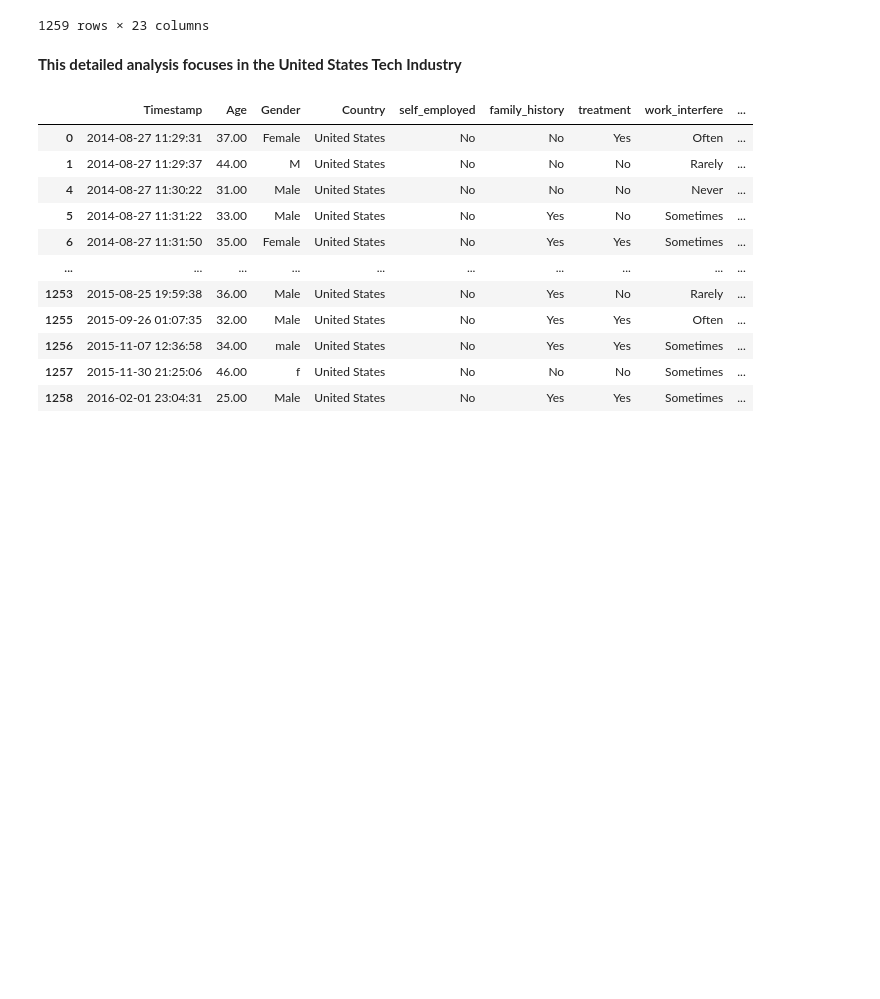
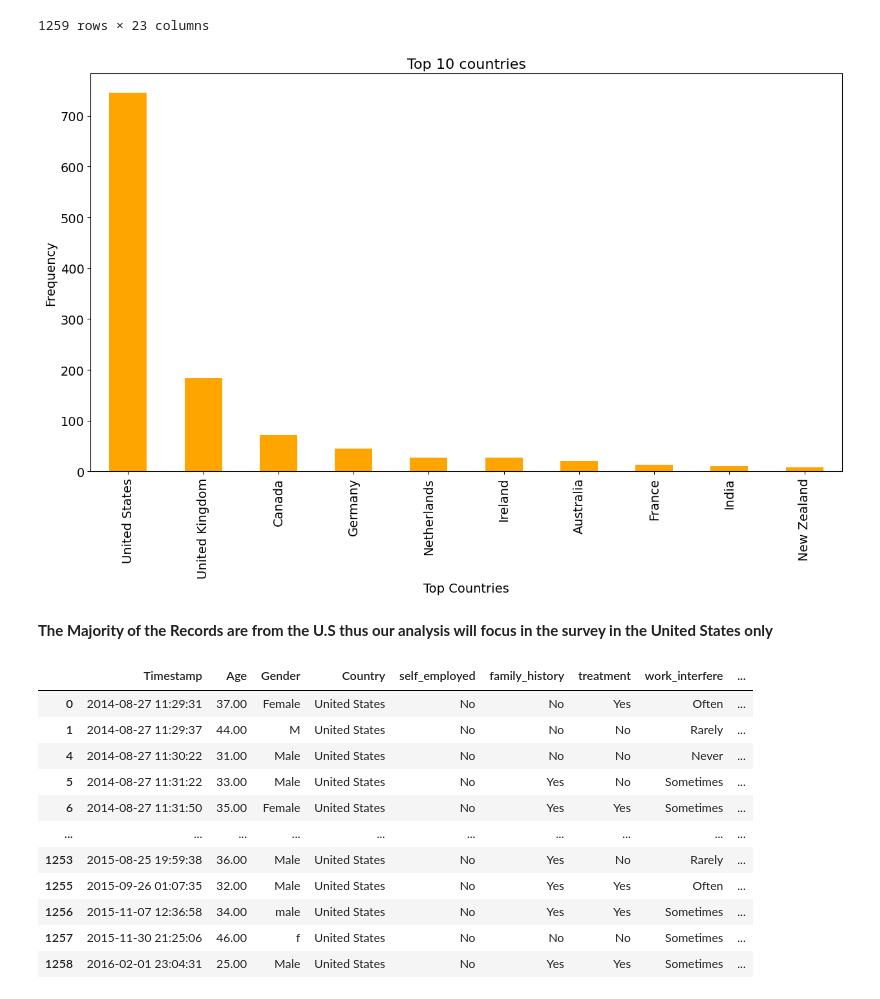
Before and after one commit to haileetranvn/MENTAL-HEALTH-IN-TECH-INDUSTRY-ANALYSIS-AND-VISUAL, a Jupyter notebook: mental-health-in-tech-industry-analysis-and-visual.ipynb, the cells around one changed output. Drawn from its saved outputs; the diff is of its cells as text; code cells hidden in the pictures; blank space fills up the shorter version.

```diff
--- a/mental-health-in-tech-industry-analysis-and-visual.ipynb
+++ b/mental-health-in-tech-industry-analysis-and-visual.ipynb
@@ -362,8 +362,22 @@ data
 | 1257 | 2015-11-30 21:25:06 | 46.00 | f | United States | No | No | No | Sometimes | ... |
 | 1258 | 2016-02-01 23:04:31 | 25.00 | Male | United States | No | Yes | Yes | Sometimes | ... |
 1259 rows × 23 columns
-# %% [markdown]
-**This detailed analysis focuses in the United States Tech Industry**
+# %%
+fig = plt.figure(figsize=[15,8])
+
+data['Country'].value_counts().head(10).plot.bar(color='orange')
+
+plt.xticks(rotation='vertical', size=14)
+plt.yticks(size=14)
+plt.xlabel(xlabel ='Top Countries', size=14)
+plt.ylabel(ylabel ='Frequency', size=14)
+plt.title(label ='Top 10 countries', size=16)
+
+plt.show()
+# %% [output]
+[figure, added]
+# %% [markdown]
+**The Majority of the Records are from the U.S thus our analysis will focus in the survey in the United States only**
 # %%
 
 # Filter the DataFrame to keep only rows where the Country column is 'United States'
```
Also changed, not shown: parts of 20 cells of this notebook.
